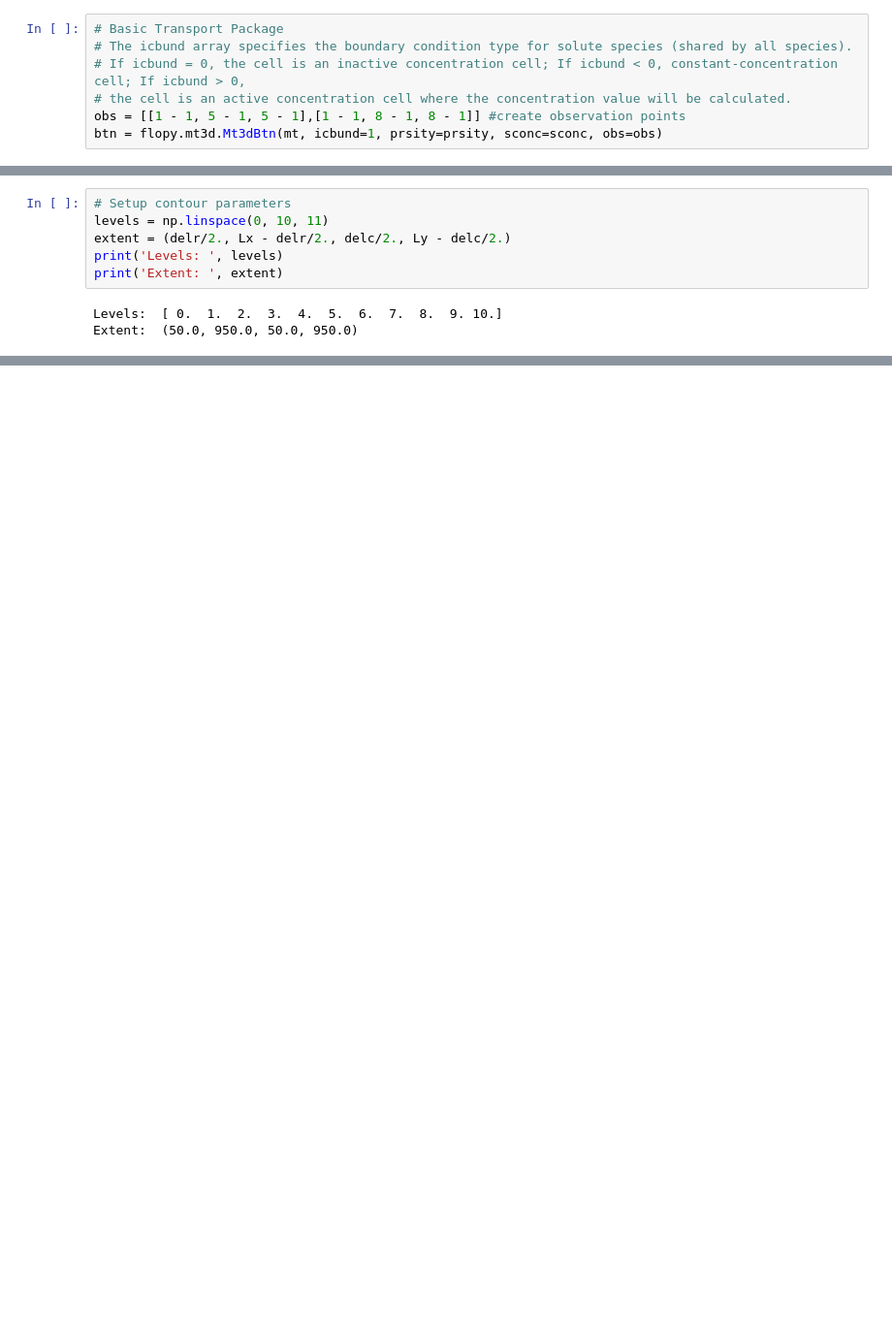
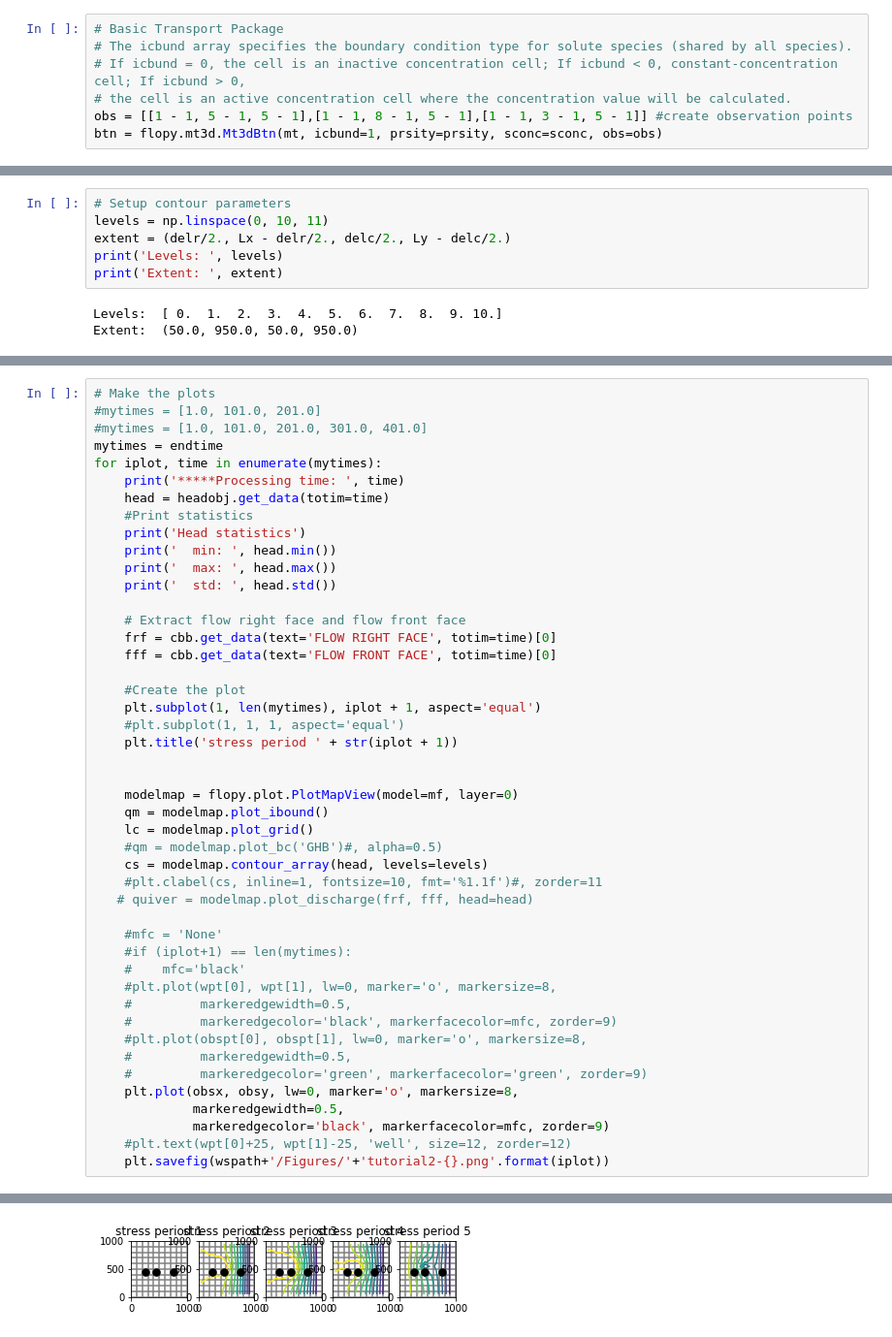
Before and after one commit to chelspeters7/DelawareStream, a Jupyter notebook: FloPy/Tutorial 02 with MT3DMS.ipynb, the cells around one changed output, grey strips where cells are left out. Shown at 97% size. Drawn from its saved outputs; the diff is of its cells as text; blank space fills up the shorter version.

```diff
--- a/FloPy/Tutorial 02 with MT3DMS.ipynb
+++ b/FloPy/Tutorial 02 with MT3DMS.ipynb
@@ -169,7 +172,7 @@ sconc = 0 #starting concentration
 # The icbund array specifies the boundary condition type for solute species (shared by all species).
 # If icbund = 0, the cell is an inactive concentration cell; If icbund < 0, constant-concentration cell; If icbund > 0,
 # the cell is an active concentration cell where the concentration value will be calculated.
-obs = [[1 - 1, 5 - 1, 5 - 1],[1 - 1, 8 - 1, 8 - 1]] #create observation points
+obs = [[1 - 1, 5 - 1, 5 - 1],[1 - 1, 8 - 1, 5 - 1],[1 - 1, 3 - 1, 5 - 1]] #create observation points
 btn = flopy.mt3d.Mt3dBtn(mt, icbund=1, prsity=prsity, sconc=sconc, obs=obs)
 # %%
 # Advection
@@ -326,0 +337,47 @@ print(wpt)
+# %%
+# Make the plots
+#mytimes = [1.0, 101.0, 201.0]
+#mytimes = [1.0, 101.0, 201.0, 301.0, 401.0]
+mytimes = endtime
+for iplot, time in enumerate(mytimes):
+    print('*****Processing time: ', time)
+    head = headobj.get_data(totim=time)
+    #Print statistics
+    print('Head statistics')
+    print('  min: ', head.min())
+    print('  max: ', head.max())
+    print('  std: ', head.std())
+
+    # Extract flow right face and flow front face
+    frf = cbb.get_data(text='FLOW RIGHT FACE', totim=time)[0]
+    fff = cbb.get_data(text='FLOW FRONT FACE', totim=time)[0]
+
+    #Create the plot
+    plt.subplot(1, len(mytimes), iplot + 1, aspect='equal')
+    #plt.subplot(1, 1, 1, aspect='equal')
+    plt.title('stress period ' + str(iplot + 1))
+
+
+    modelmap = flopy.plot.PlotMapView(model=mf, layer=0)
+    qm = modelmap.plot_ibound()
+    lc = modelmap.plot_grid()
+    #qm = modelmap.plot_bc('GHB')#, alpha=0.5)
+    cs = modelmap.contour_array(head, levels=levels)
+    #plt.clabel(cs, inline=1, fontsize=10, fmt='%1.1f')#, zorder=11
+   # quiver = modelmap.plot_discharge(frf, fff, head=head)
+
+    #mfc = 'None'
+    #if (iplot+1) == len(mytimes):
+    #    mfc='black'
+    #plt.plot(wpt[0], wpt[1], lw=0, marker='o', markersize=8,
+    #         markeredgewidth=0.5,
+    #         markeredgecolor='black', markerfacecolor=mfc, zorder=9)
+    #plt.plot(obspt[0], obspt[1], lw=0, marker='o', markersize=8,
+    #         markeredgewidth=0.5,
+    #         markeredgecolor='green', markerfacecolor='green', zorder=9)
+    plt.plot(obsx, obsy, lw=0, marker='o', markersize=8,
+             markeredgewidth=0.5,
+             markeredgecolor='black', markerfacecolor=mfc, zorder=9)
+    #plt.text(wpt[0]+25, wpt[1]-25, 'well', size=12, zorder=12)
+    plt.savefig(wspath+'/Figures/'+'tutorial2-{}.png'.format(iplot))
+# %% [output]
@@ -326,0 +410 @@ print(wpt)
+[figure, added]
```
Also changed, not shown: parts of 18 cells of this notebook, 52 other files.
